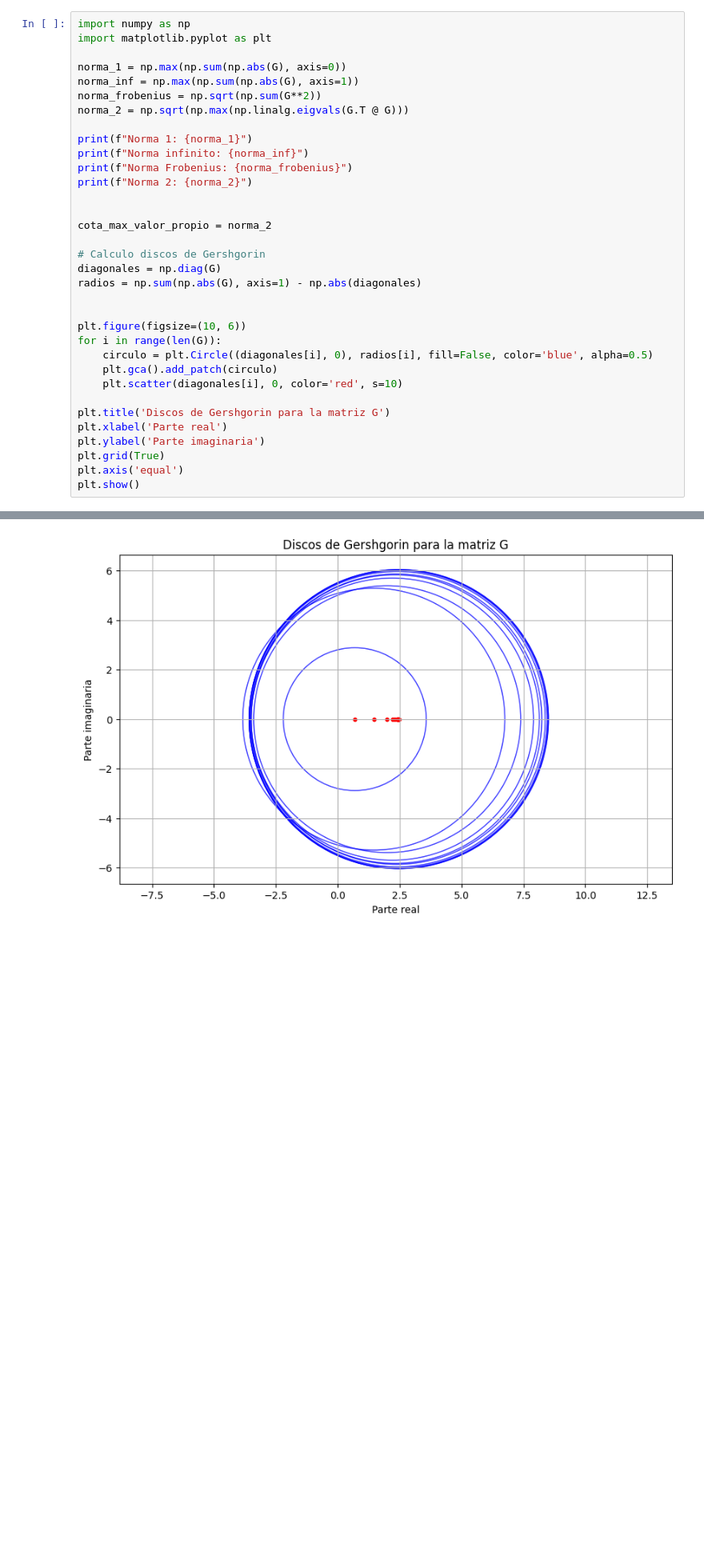
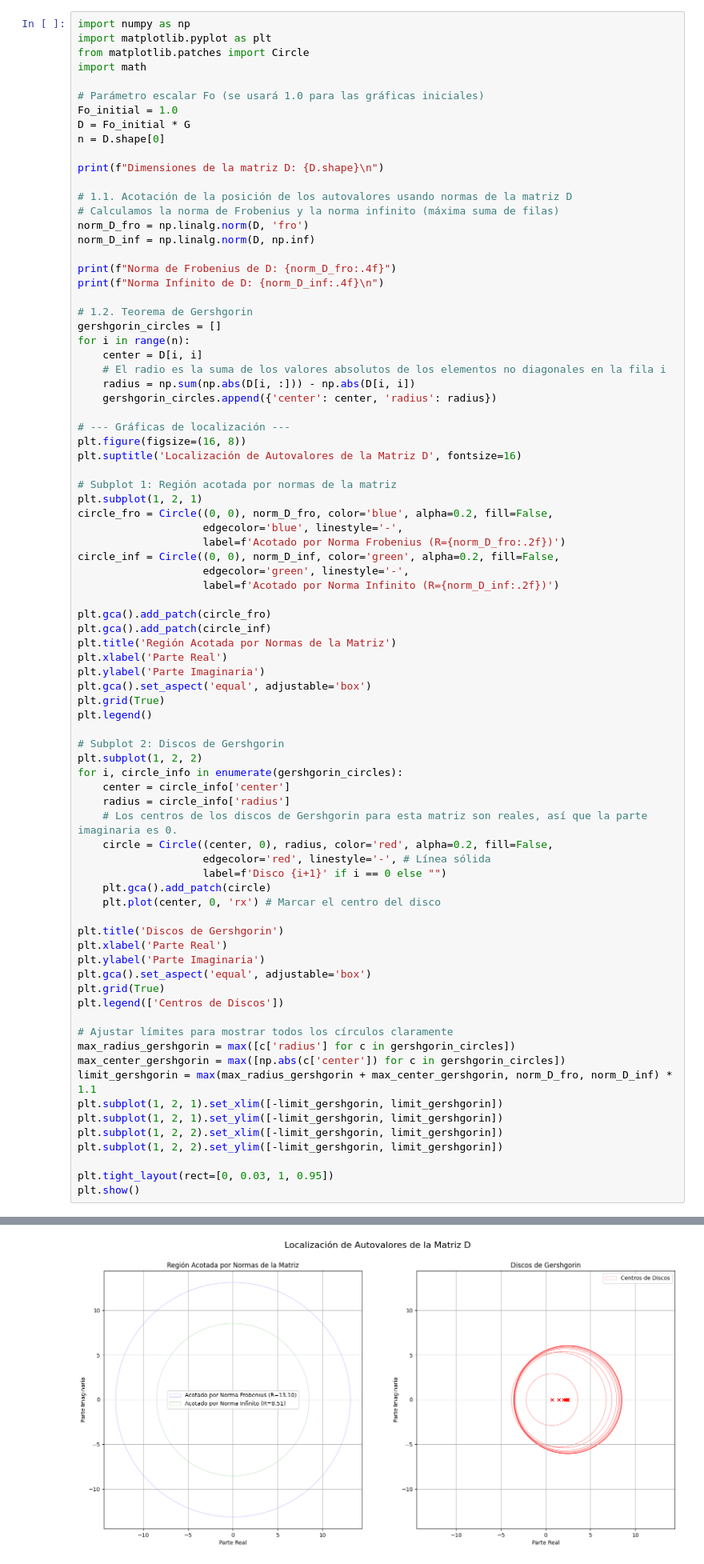
Before and after one commit to ncas13-gif/Mec-270-Lab, a Jupyter notebook: Lab06/eigenvalues.ipynb, the cells around one changed output, grey strips where cells are left out. Shown: that part at 80% size. Saved outputs shown, nothing was run; the diff lists cells and outputs as text; blank space fills up the shorter version.

```diff
--- a/Lab06/eigenvalues.ipynb
+++ b/Lab06/eigenvalues.ipynb
@@ -167,35 +167,82 @@ G = numpy.array([[0.6874057848834951,-0.609622462799236,-0.20650465595854142,0.2
 # %%
 import numpy as np
 import matplotlib.pyplot as plt
+from matplotlib.patches import Circle
+import math
 
-norma_1 = np.max(np.sum(np.abs(G), axis=0))
-norma_inf = np.max(np.sum(np.abs(G), axis=1))
-norma_frobenius = np.sqrt(np.sum(G**2))
-norma_2 = np.sqrt(np.max(np.linalg.eigvals(G.T @ G)))
+# Parámetro escalar Fo (se usará 1.0 para las gráficas iniciales)
+Fo_initial = 1.0
+D = Fo_initial * G
+n = D.shape[0]
 
-print(f"Norma 1: {norma_1}")
-print(f"Norma infinito: {norma_inf}")
-print(f"Norma Frobenius: {norma_frobenius}")
-print(f"Norma 2: {norma_2}")
+print(f"Dimensiones de la matriz D: {D.shape}\n")
 
+# 1.1. Acotación de la posición de los autovalores usando normas de la matriz D
+# Calculamos la norma de Frobenius y la norma infinito (máxima suma de filas)
+norm_D_fro = np.linalg.norm(D, 'fro')
+norm_D_inf = np.linalg.norm(D, np.inf)
 
-cota_max_valor_propio = norma_2
+print(f"Norma de Frobenius de D: {norm_D_fro:.4f}")
+print(f"Norma Infinito de D: {norm_D_inf:.4f}\n")
 
-# Calculo discos de Gershgorin
-diagonales = np.diag(G)
-radios = np.sum(np.abs(G), axis=1) - np.abs(diagonales)
+# 1.2. Teorema de Gershgorin
+gershgorin_circles = []
+for i in range(n):
+    center = D[i, i]
+    # El radio es la suma de los valores absolutos de los elementos no diagonales en la fila i
+    radius = np.sum(np.abs(D[i, :])) - np.abs(D[i, i])
+    gershgorin_circles.append({'center': center, 'radius': radius})
 
+# --- Gráficas de localización ---
+plt.figure(figsize=(16, 8))
+plt.suptitle('Localización de Autovalores de la Matriz D', fontsize=16)
 
-plt.figure(figsize=(10, 6))
-for i in range(len(G)):
-    circulo = plt.Circle((diagonales[i], 0), radios[i], fill=False, color='blue', alpha=0.5)
-    plt.gca().add_patch(circulo)
-    plt.scatter(diagonales[i], 0, color='red', s=10)
+# Subplot 1: Región acotada por normas de la matriz
+plt.subplot(1, 2, 1)
+circle_fro = Circle((0, 0), norm_D_fro, color='blue', alpha=0.2, fill=False,
+                    edgecolor='blue', linestyle='-',
+                    label=f'Acotado por Norma Frobenius (R={norm_D_fro:.2f})')
+circle_inf = Circle((0, 0), norm_D_inf, color='green', alpha=0.2, fill=False,
+                    edgecolor='green', linestyle='-',
+                    label=f'Acotado por Norma Infinito (R={norm_D_inf:.2f})')
 
-plt.title('Discos de Gershgorin para la matriz G')
-plt.xlabel('Parte real')
-plt.ylabel('Parte imaginaria')
+plt.gca().add_patch(circle_fro)
+plt.gca().add_patch(circle_inf)
+plt.title('Región Acotada por Normas de la Matriz')
+plt.xlabel('Parte Real')
+plt.ylabel('Parte Imaginaria')
+plt.gca().set_aspect('equal', adjustable='box')
 plt.grid(True)
-plt.axis('equal')
+plt.legend()
+
+# Subplot 2: Discos de Gershgorin
+plt.subplot(1, 2, 2)
+for i, circle_info in enumerate(gershgorin_circles):
+    center = circle_info['center']
+    radius = circle_info['radius']
+    # Los centros de los discos de Gershgorin para esta matriz son reales, así que la parte imaginaria es 0.
+    circle = Circle((center, 0), radius, color='red', alpha=0.2, fill=False,
+                    edgecolor='red', linestyle='-', # Línea sólida
+                    label=f'Disco {i+1}' if i == 0 else "")
+    plt.gca().add_patch(circle)
+    plt.plot(center, 0, 'rx') # Marcar el centro del disco
+
+plt.title('Discos de Gershgorin')
+plt.xlabel('Parte Real')
+plt.ylabel('Parte Imaginaria')
+plt.gca().set_aspect('equal', adjustable='box')
+plt.grid(True)
+plt.legend(['Centros de Discos'])
+
+# Ajustar límites para mostrar todos los círculos claramente
+max_radius_gershgorin = max([c['radius'] for c in gershgorin_circles])
+max_center_gershgorin = max([np.abs(c['center']) for c in gershgorin_circles])
+limit_gershgorin = max(max_radius_gershgorin + max_center_gershgorin, norm_D_fro, norm_D_inf) * 1.1
+plt.subplot(1, 2, 1).set_xlim([-limit_gershgorin, limit_gershgorin])
+plt.subplot(1, 2, 1).set_ylim([-limit_gershgorin, limit_gershgorin])
+plt.subplot(1, 2, 2).set_xlim([-limit_gershgorin, limit_gershgorin])
+plt.subplot(1, 2, 2).set_ylim([-limit_gershgorin, limit_gershgorin])
+
+plt.tight_layout(rect=[0, 0.03, 1, 0.95])
 plt.show()
 # %% [output]
@@ -206,4 +253,4 @@ Norma 2: 5.984241960551073
-[figure, old version]
+[figure, new version]
 # %% [markdown]
 #Metodos iterativos
 # %% [markdown]
```
Also changed, not shown: parts of 4 cells of this notebook.
